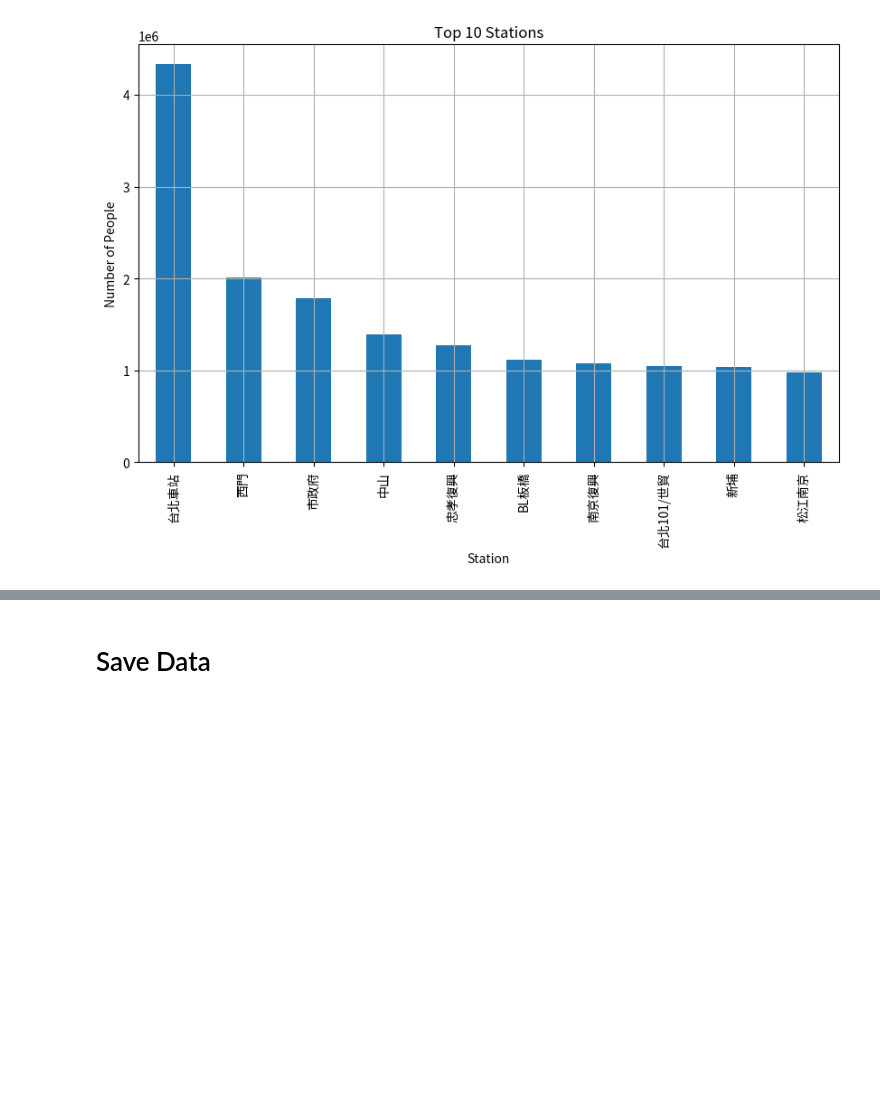
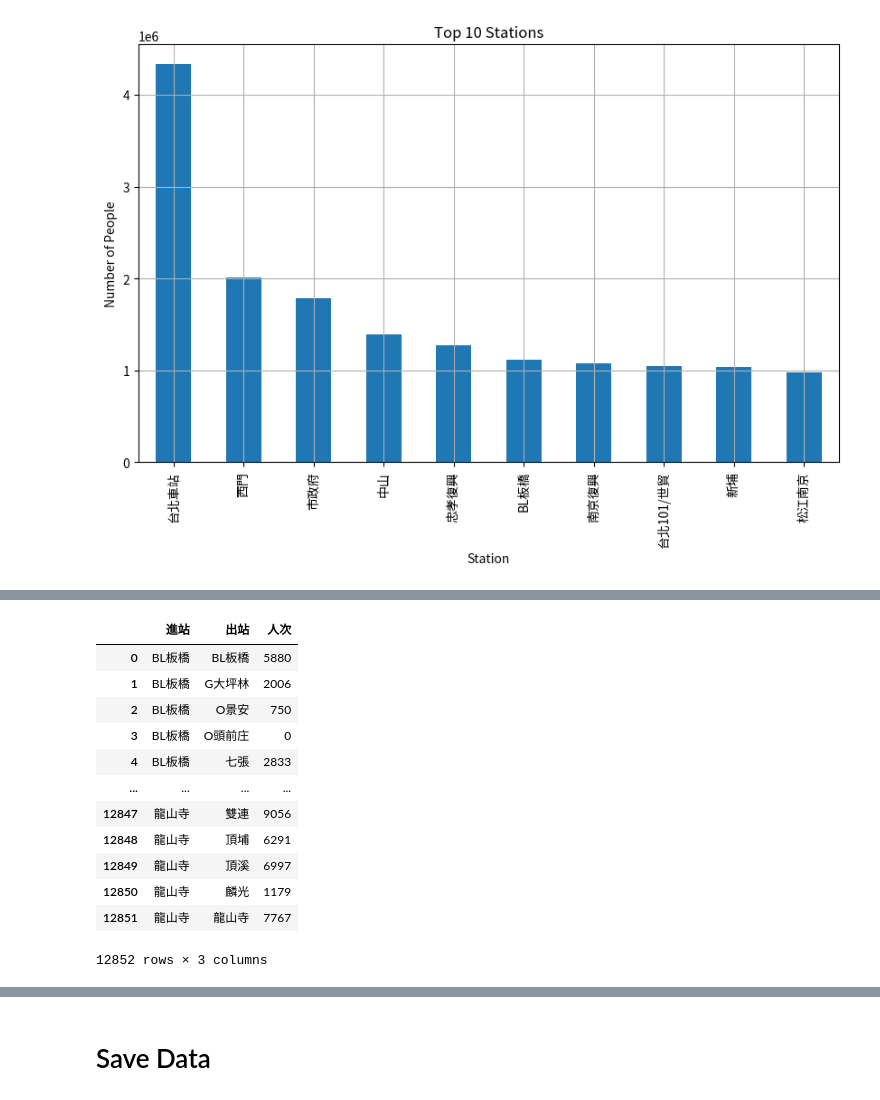
Before and after one commit to YHTerrance/taipei-great-migration, a Jupyter notebook: EDA.ipynb, the cells around one changed output, grey strips where cells are left out. Drawn from its saved outputs; the diff is of its cells as text; code cells hidden in the pictures; blank space fills up the shorter version.

```diff
--- a/EDA.ipynb
+++ b/EDA.ipynb
@@ -268 +261,17 @@ O頭前庄     120573
 Name: 人次, Length: 108, dtype: int64
+# %%
+data.groupby(['進站', '出站'])['人次'].sum().reset_index()
+# %% [output]
+|  | 進站 | 出站 | 人次 |
+| 0 | BL板橋 | BL板橋 | 5880 |
+| 1 | BL板橋 | G大坪林 | 2006 |
+| 2 | BL板橋 | O景安 | 750 |
+| 3 | BL板橋 | O頭前庄 | 0 |
+| 4 | BL板橋 | 七張 | 2833 |
+| ... | ... | ... | ... |
+| 12847 | 龍山寺 | 雙連 | 9056 |
+| 12848 | 龍山寺 | 頂埔 | 6291 |
+| 12849 | 龍山寺 | 頂溪 | 6997 |
+| 12850 | 龍山寺 | 麟光 | 1179 |
+| 12851 | 龍山寺 | 龍山寺 | 7767 |
+12852 rows × 3 columns
```
Also changed, not shown: parts of 8 cells of this notebook.
